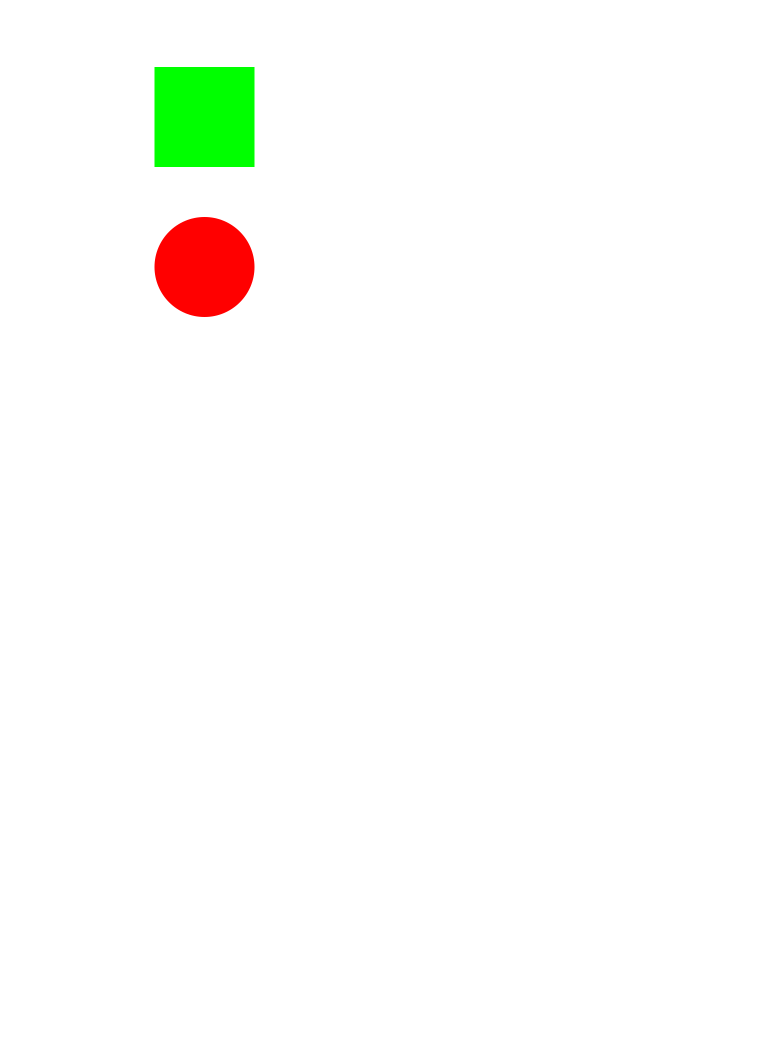
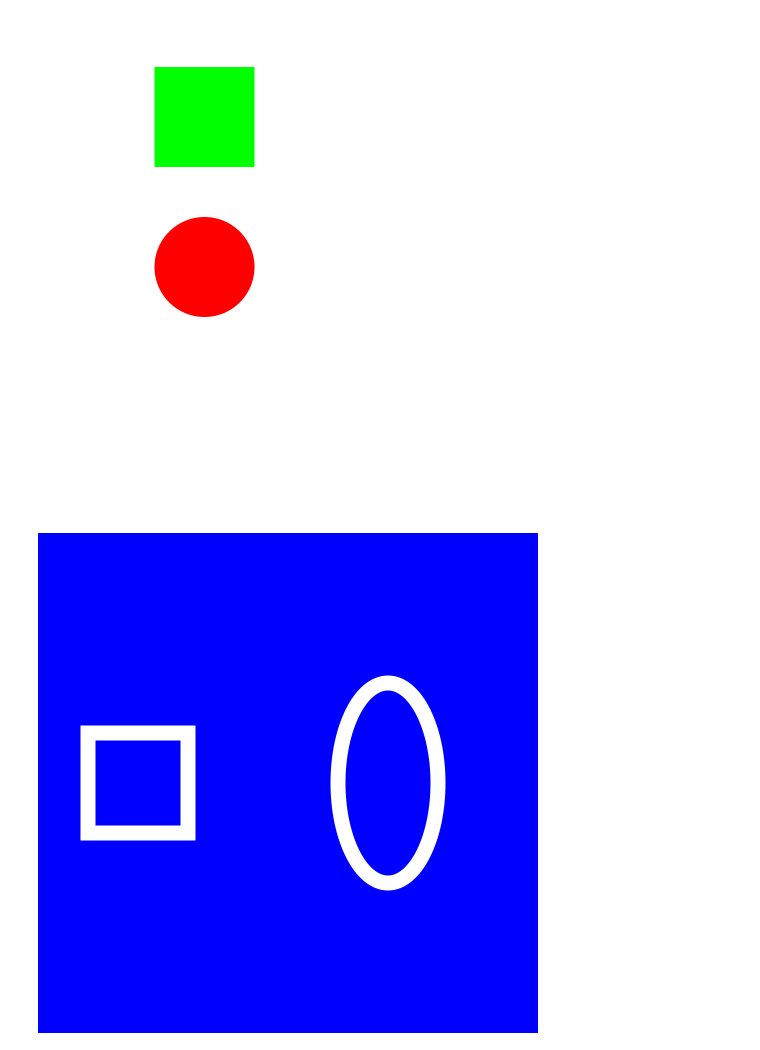
Before and after one commit to jon21o/Drawing, a Jupyter notebook: test_shapes1.ipynb, the cells around one changed output. Cells and saved outputs as stored; diff of their text form; code cells hidden in the pictures; blank space fills up the shorter version.

```diff
--- a/test_shapes1.ipynb
+++ b/test_shapes1.ipynb
@@ -247,3 +247,30 @@ def draw(context, width, height):
     rect1.draw_fill(context, *colors.green)
 # %% [output]
 [figure]
+# %%
+@disp
+def draw(context, width, height):
+    # 0 is transparent, 1 is opaque
+    # For mask, Opaque (1) areas of pattern are painted with the source, transparent (0) areas are not painted
+    rect1 = Shapes.My_Rectangle(
+        ref_pt="center", ref_pt_x=200, ref_pt_y=500, width=200, height=200
+    )
+    ellipse1 = Shapes.My_Ellipse(
+        ref_pt="center", ref_pt_x=700, ref_pt_y=500, x_radius=100, y_radius=200
+    )
+
+    context.push_group()
+    context.set_source_rgba(*colors.blue, 1)
+    context.paint()
+    context.pop_group_to_source()
+
+    context.push_group()
+    context.set_operator(cairo.Operator.SOURCE)
+    context.paint_with_alpha(1)
+    context.set_line_width(30)
+    rect1.draw_stroke(context, *colors.white, 0)
+    ellipse1.draw_stroke(context, *colors.white, 0)
+
+    context.mask(context.pop_group())
+# %% [output]
+[figure, added]
```
Also changed, not shown: parts of 11 cells of this notebook.
